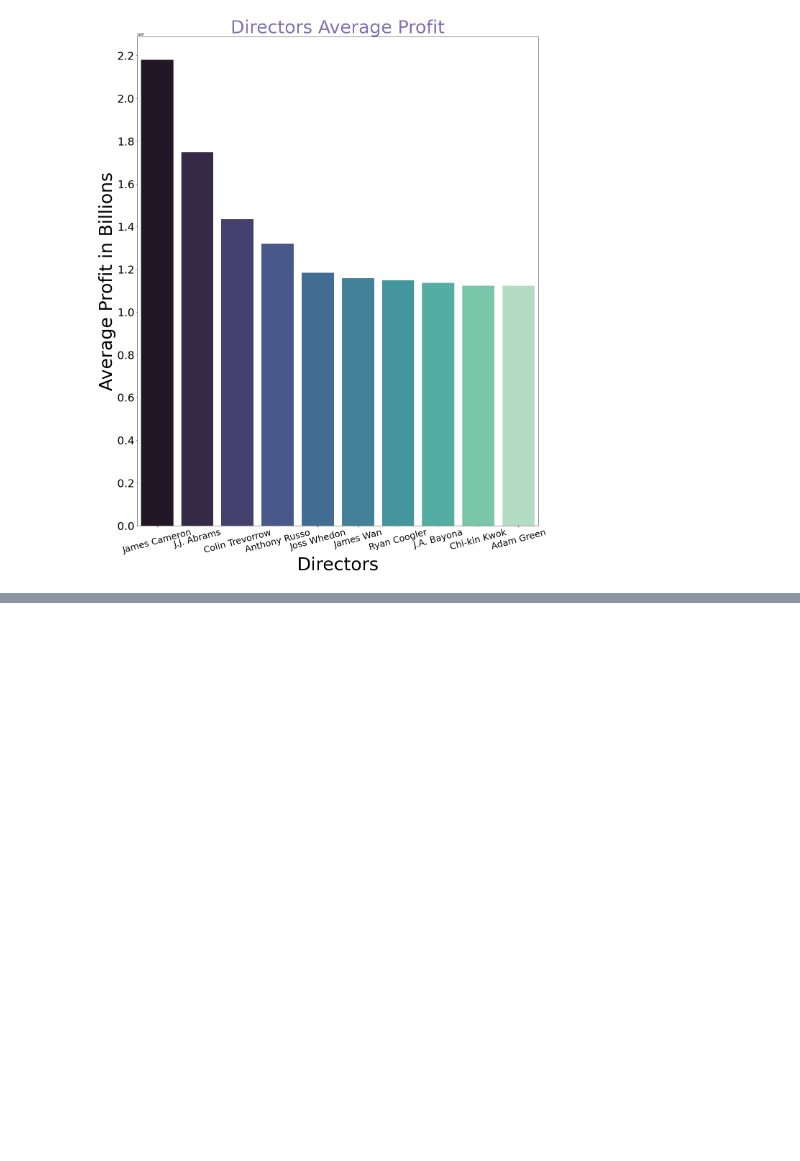
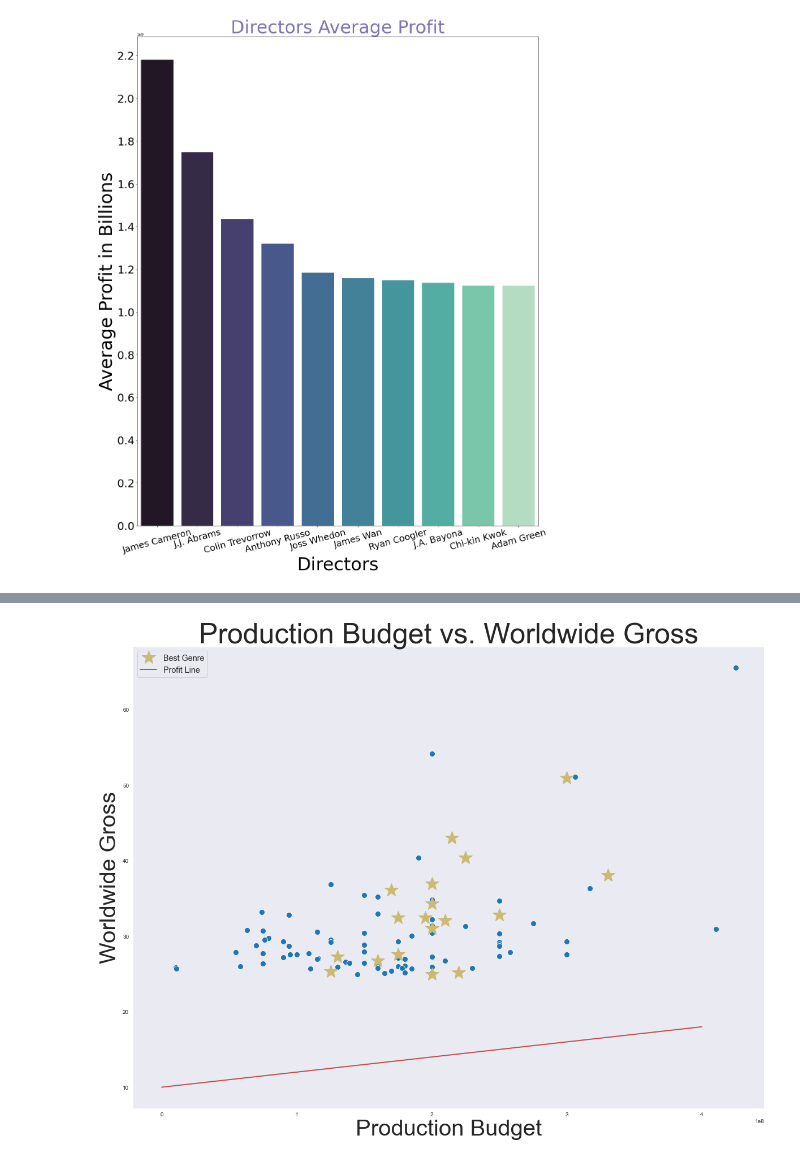
Before and after one commit to learn-co-curriculum/dsc-phase-1-project-v2-3, a Jupyter notebook: Randoplots.ipynb, the cells around one changed output, grey strips where cells are left out. Drawn from its saved outputs; the diff is of its cells as text; code cells hidden in the pictures; blank space fills up the shorter version.

```diff
--- a/Randoplots.ipynb
+++ b/Randoplots.ipynb
@@ -164,23 +186,25 @@ sns.set_color_codes('deep');
 # %%
-sns.set_style('darkgrid')
+sns.set_style('dark')
 fig, ax = plt.subplots(figsize=(20,15))
 
 best_genre = top_100_directors[top_100_directors['genres'] == 'Action,Adventure,Sci-Fi']
 x = top_100_directors['production_budget']
 y = top_100_directors['worldwide_gross']
 yticks = list(range(x.min(), x.max()+1))
 
 ax.set_title('Production Budget vs. Worldwide Gross', size=50)
 ax.set_xlabel('Production Budget', size=40)
 ax.set_ylabel("Worldwide Gross", size=40)
 ax.set_yticklabels(xticks)
 # ax.set_yticklabels(y, size=25)
 sns.scatterplot(x=x, y=y, s=100)
 plt.plot( 'production_budget', 'worldwide_gross', data=best_genre, linestyle='none', marker='*', markersize=25, c='y', label='Best Genre')
 plt.plot([0, 400000000], [0,400000000], 'k-', lw=2, c='r', label='Profit Line')
 ax.set_aspect('auto')
 ax.legend(fontsize='x-large')
 plt.show();
+# %% [output]
+[figure, added]
 # %%
 x = top_100_directors['production_budget']
 y = top_100_directors['worldwide_gross']
```
Also changed, not shown: parts of 4 cells of this notebook.
